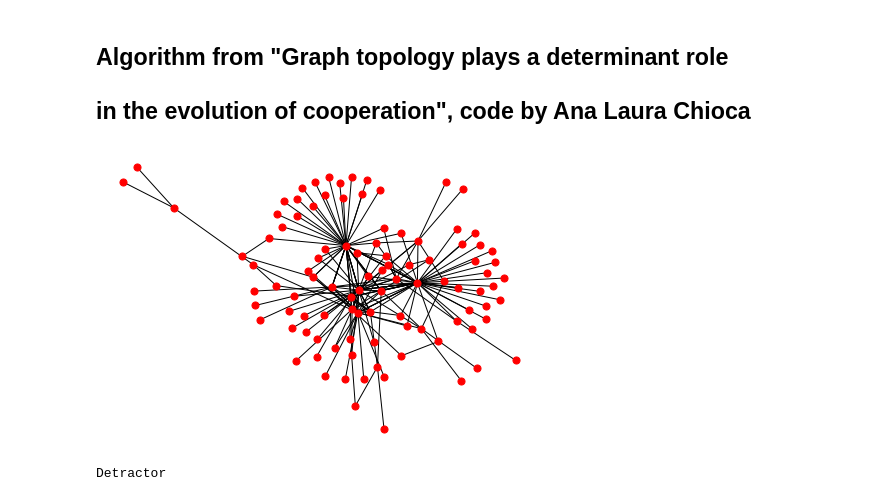
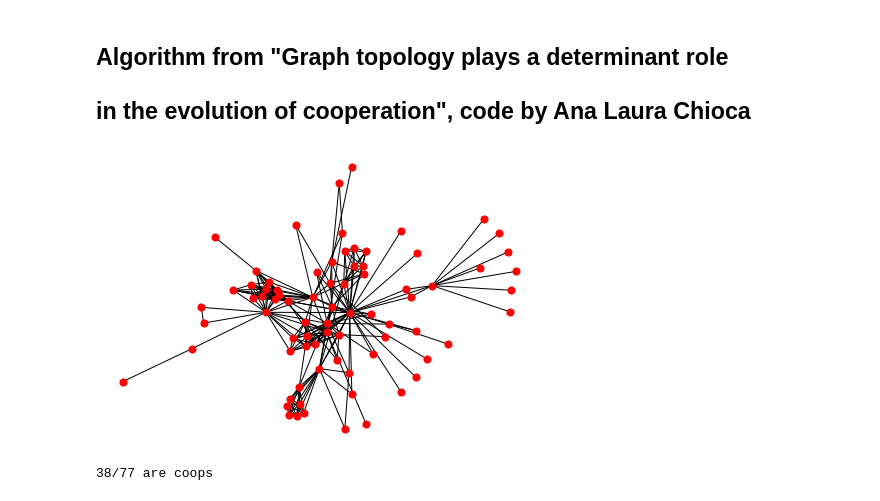
Before and after one commit to anachioca/GraphTopology_Cooperation, a Jupyter notebook: PD.ipynb, the cells around one changed output. Drawn from its saved outputs; the diff is of its cells as text; code cells hidden in the pictures.

```diff
--- a/PD.ipynb
+++ b/PD.ipynb
@@ -4,31 +4,45 @@
 # %%
 import networkx as nx
 import matplotlib.pyplot as plt
 import random
 
-G = nx.scale_free_graph(100)
-G.nodes()
+# G = nx.scale_free_graph(100)
+G= nx.read_edgelist("lesmis.txt", nodetype=int, data=(('weight',float),)) # Read the network
+G = nx.convert_node_labels_to_integers(G, first_label=0)
+# G.nodes()
 G = G.to_undirected() #Remove a direcao dos links
 
 pos = nx.spring_layout(G)
 nx.draw(G, pos, node_color="r", node_size=50, with_labels=False)
 plt.show(True)
 # %% [output]
-[figure, old version]
+[figure, new version]
 # %%
 attrs = {}
 N = len(G) #number of nodes in Graph
 
-for n in range(0, N):
-    if (n%2): attrs[n] = {"P": 0, "Behaviour": "Cooperator"}
-    else:  attrs[n] = {"P": 0, "Behaviour": "Detractor"}
+x = list(range(0, N))
+y = []
 
+# choose N/2 nodes. They are going to be set as cooperators
+for n in range (0, int(N/2)):
+    aux = random.choice(x)
+    while(aux in y): aux = random.choice(x)
+    y.append(aux)
+
+count = 0
+for n in range (0, N):
+    if n in y:
+        attrs[n] = {"P": 0, "Behaviour": "Cooperator"}
+        count += 1
+    else: attrs[n] = {"P": 0, "Behaviour": "Detractor"}
+
+print("{}/{} are coops".format(count, N))
 
 nx.set_node_attributes(G, attrs)
-print(G.nodes[0]["Behaviour"])
 nx.write_gml(G, "./CompleteGraph2.gml")
 # %% [output]
-Detractor
+38/77 are coops
 # %%
 # Declaring constants
 nGenerations = 100
```
Also changed, not shown: parts of 2 cells of this notebook.
